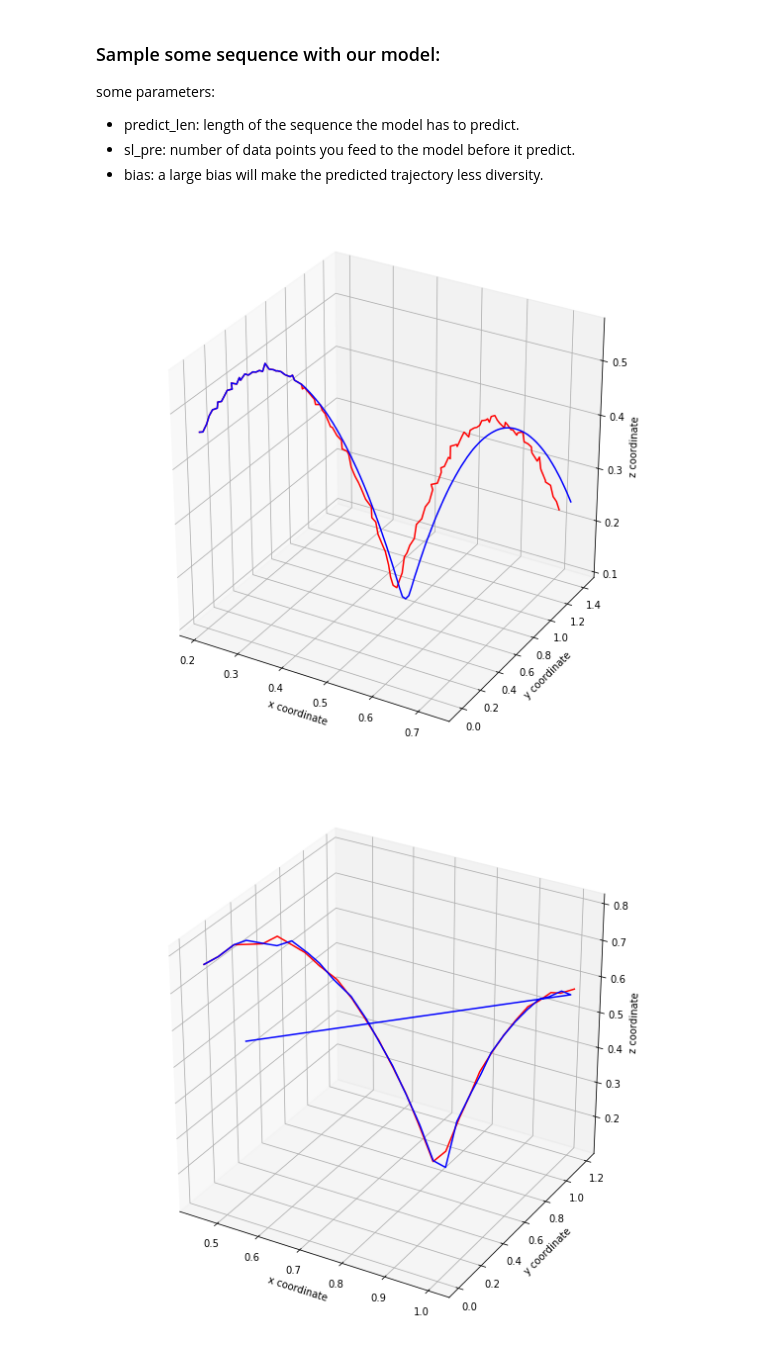
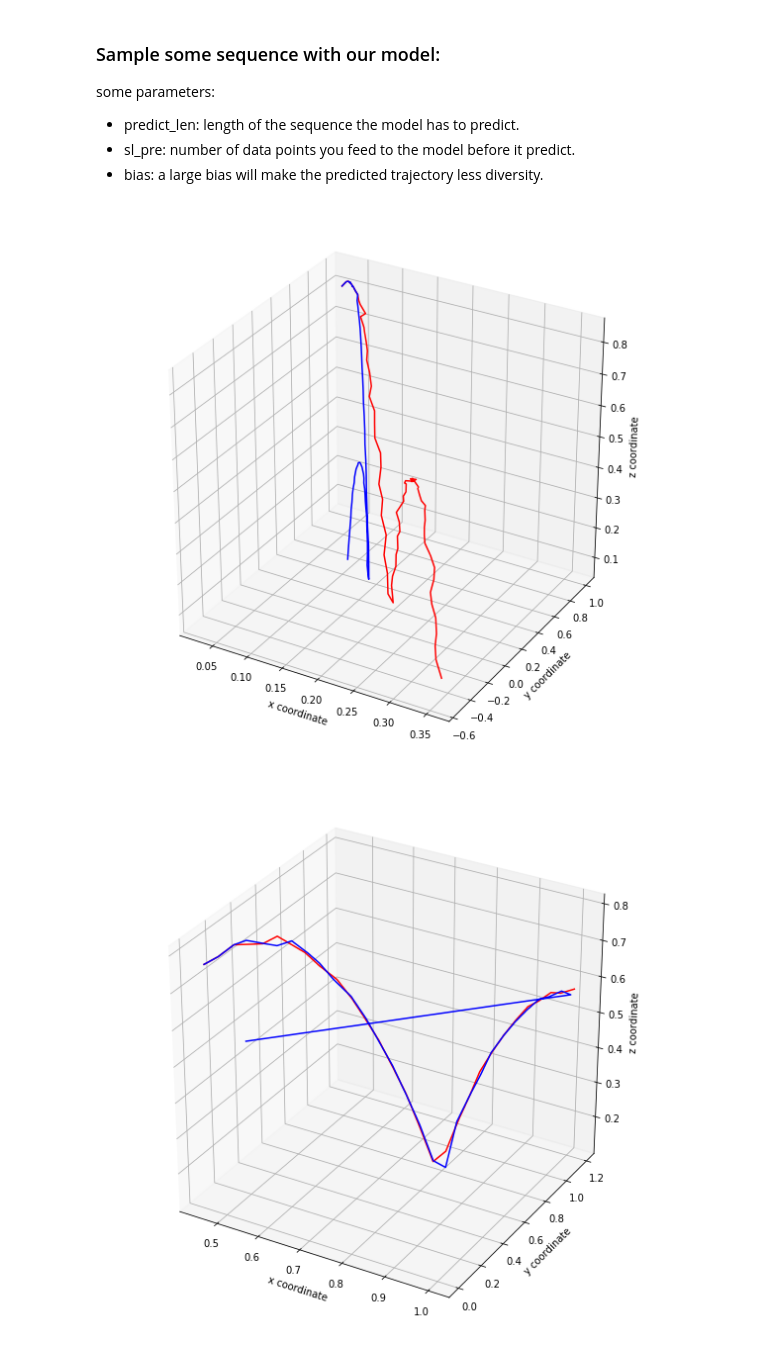
Before and after one commit to BrotherJing/RNN_tabletennis, a Jupyter notebook: trajectory_prediction.ipynb, the cells around one changed output. Saved outputs shown, nothing was run; the diff lists cells and outputs as text; code cells hidden in the pictures.

```diff
--- a/trajectory_prediction.ipynb
+++ b/trajectory_prediction.ipynb
@@ -19,9 +19,9 @@ import math
 ### Load data:
 # %%
 directory = 'data/'
-filename = 'coords.csv'
+filename = 'coords_80.csv'
 config = {}
-config['seq_len'] = 120
+config['seq_len'] = 79
 config['batch_size'] = 20
 config['overlap_rate'] = 0.0
 config['coords'] = 3
@@ -99,9 +99,9 @@ some parameters:
 - sl_pre: number of data points you feed to the model before it predict.
 - bias: a large bias will make the predicted trajectory less diversity.
 # %%
-seq_pred = sample_more(session, placeholder_x, initial_state, final_state, test_outputs, config, X_test[0][:], predict_len=120, sl_pre=30, bias=2.0, display=True)
+seq_pred = sample_more(session, placeholder_x, initial_state, final_state, test_outputs, config, X_test[5][:], predict_len=70, sl_pre=10, bias=2.0, display=True)
 # %% [output]
-[figure, old version]
+[figure, new version]
 # %%
 seq_pred = sample_next(session, placeholder_x, initial_state, final_state, test_outputs, config, X_test[0], sl_pre = 2, bias=10.0, display=True)
 # %% [output]
```
Also changed, not shown: parts of 7 cells of this notebook, 4 other files.
